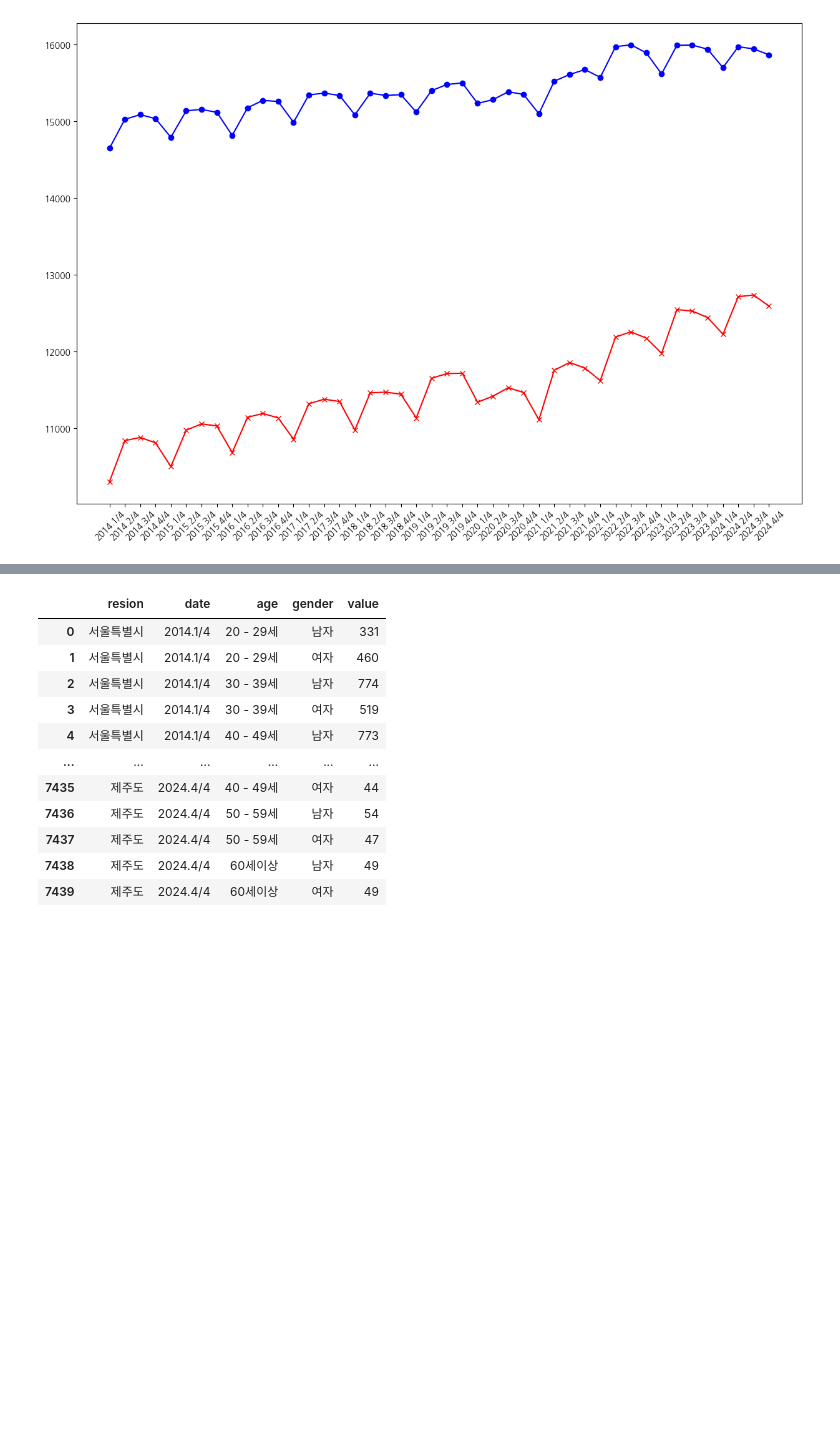
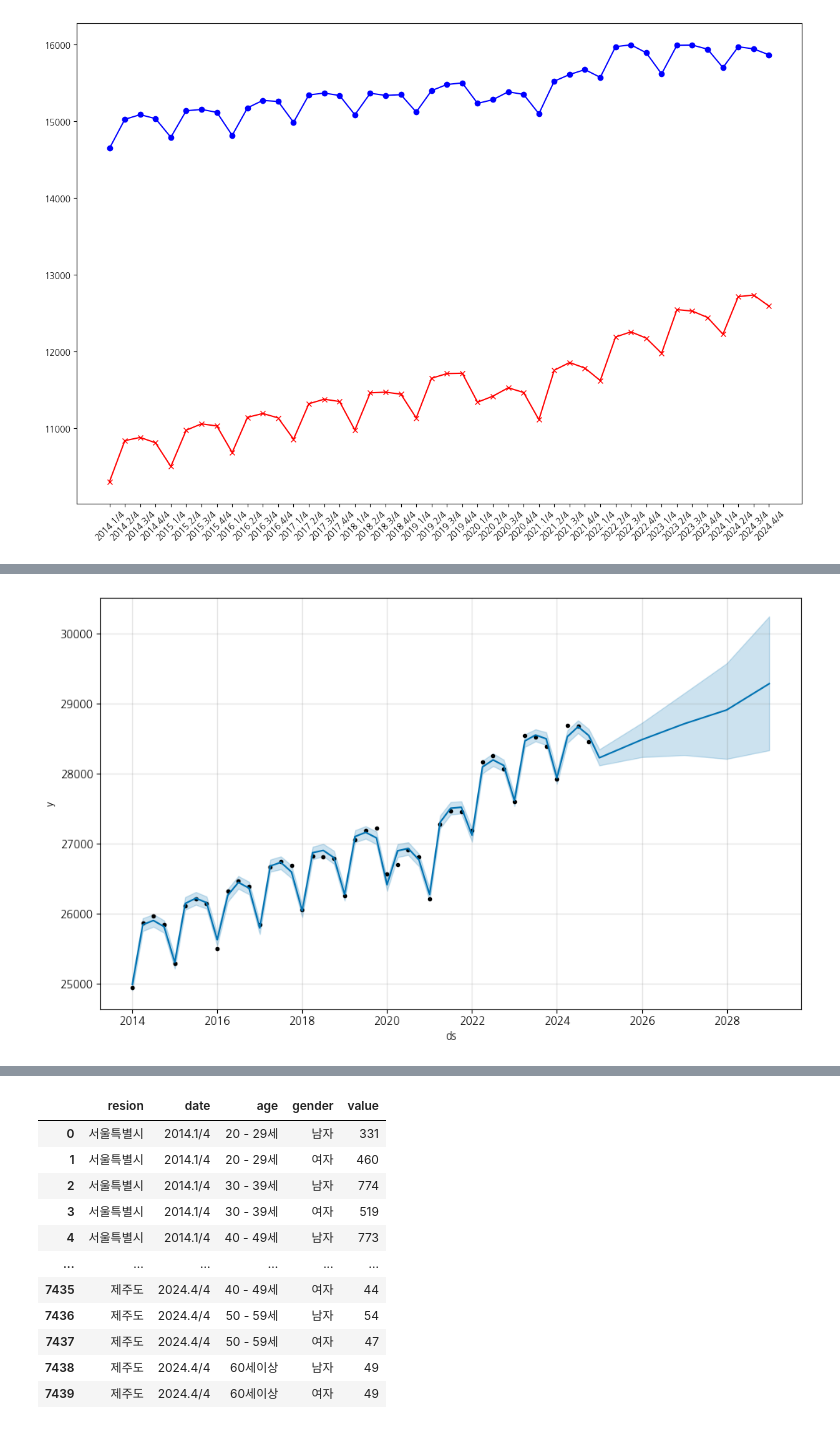
Before and after one commit to JeongHui-seong/py_hs01, a Jupyter notebook: python11.ipynb, the cells around one changed output, grey strips where cells are left out. Drawn from its saved outputs; the diff is of its cells as text; code cells hidden in the pictures; blank space fills up the shorter version.

```diff
--- a/python11.ipynb
+++ b/python11.ipynb
@@ -883,0 +970,24 @@ plt.show
+# %%
+from prophet import Prophet
+
+ex5_data = ori.copy()
+ex5_data.loc[:,'데이터'] = ex5_data.loc[:,'데이터'].replace('-',0).astype(int)
+
+예측 = ex5_data.groupby('시점')['데이터'].sum().reset_index(name = "total")
+예측 = 예측.rename(columns = {'시점':'ds', 'total':'y'})
+
+for i in range(len(예측['ds'])):
+    예측.loc[i,'ds'] = 예측.loc[i,'ds'][:-2].replace('.','-')
+    if 예측.loc[i,'ds'][-1] != '1':
+        예측.loc[i,'ds'] = 예측.loc[i,'ds'][:-1] + str(int(예측.loc[i,'ds'][-1]) + (2 * i % 8))
+    예측.loc[i,'ds'] = 예측.loc[i,'ds'] + '-01'
+
+m = Prophet()
+m.fit(예측)
+
+future = m.make_future_dataframe(periods=5, freq='YE') # 10년 후까지의 년도별 데이터 예측
+forecast = m.predict(future)
+fig1 = m.plot(forecast)
+plt.savefig('취업자수예측.jpg')
+plt.show()
+# %% [output]
@@ -883,0 +996 @@ plt.show
+[figure, added]
```
Also changed, not shown: parts of 18 cells of this notebook, 1 other file.
